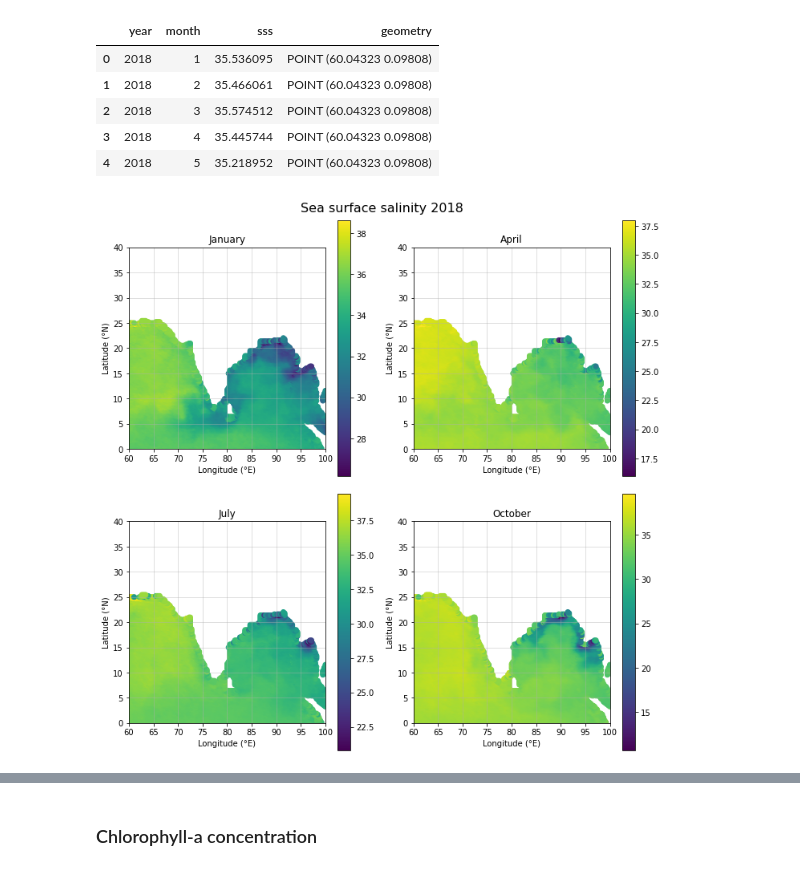
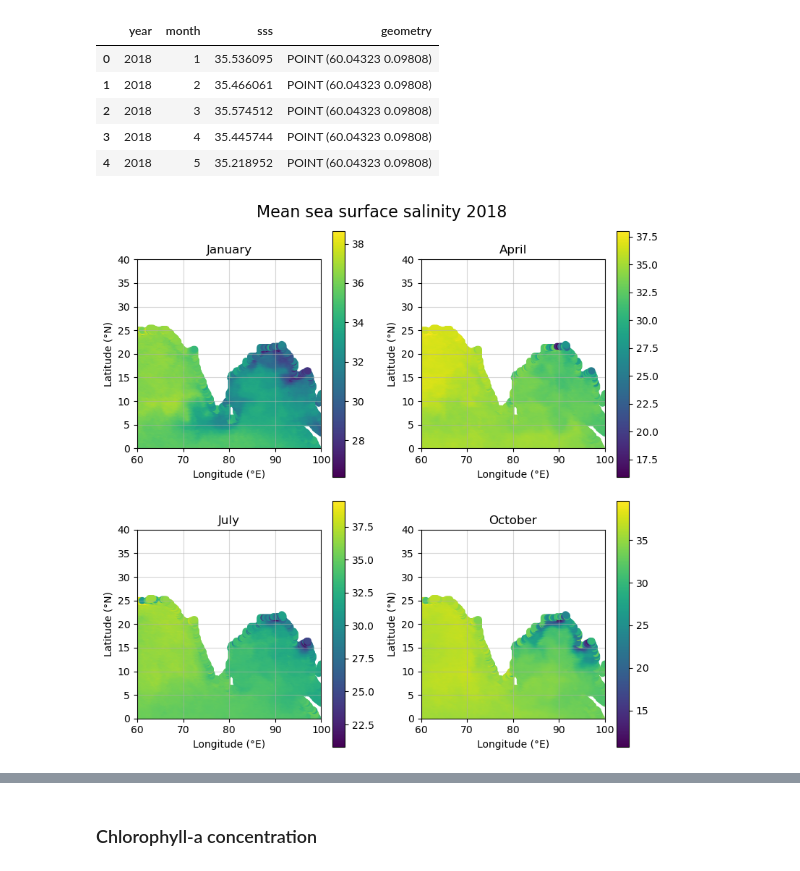
Before and after one commit to alexvmt/cholera_risk_modeling, a Jupyter notebook: 3_exploratory_data_analysis_and_validation/exploratory_data_analysis_and_validation.ipynb, the cells around one changed output, grey strips where cells are left out. Drawn from its saved outputs; the diff is of its cells as text; code cells hidden in the pictures.

```diff
--- a/3_exploratory_data_analysis_and_validation/exploratory_data_analysis_and_validation.ipynb
+++ b/3_exploratory_data_analysis_and_validation/exploratory_data_analysis_and_validation.ipynb
@@ -309,7 +326,7 @@ True
 %%time
 
 # create plot and set figure size
-fig, ax = plt.subplots(figsize=(16,12))
+fig, ax = plt.subplots(figsize=(14,10))
 
 # plot district boundaries
 districts.plot(ax=ax, facecolor='lightgray', edgecolor='black', linewidth=0.5, alpha=0.7)
@@ -318,7 +335,7 @@ districts.plot(ax=ax, facecolor='lightgray', edgecolor='black', linewidth=0.5, a
 states.plot(ax=ax, facecolor='white', edgecolor='black', linewidth=1.5, alpha=0.8)
 
 # plot cholera outbreaks
-map_data.plot(ax=ax, column='cholera_outbreak', cmap='YlOrRd', edgecolor='black', linewidth=0.5, legend=True, legend_kwds={'label': 'Number of cholera outbreaks'})
+map_data.plot(ax=ax, column='outbreak', cmap='YlOrRd', edgecolor='black', linewidth=0.5, legend=True, legend_kwds={'label': 'Number of cholera outbreaks'})
 
 # set plot parameters
 ax.set_title('Cholera outbreaks in India by district (2010 to 2018)', fontdict={'fontsize': '25', 'fontweight': '3'})
@@ -340,7 +357,7 @@ Wall time: 8.32 s
 def plot_ecv(df, ecv_short, ecv_long):
 
     # create subplots
-    fig, axs = plt.subplots(2, 2, figsize=(10,10))
+    fig, axs = plt.subplots(2, 2, figsize=(8,8))
 
     # set min and max values for x and y axses
     x_min = 60
@@ -409,6 +426,6 @@ year = 2018
 # %%
 %%time
 
-sss = gpd.read_file(os.path.join(path, 'monthly_' + ecv_short + '_' + str(year) + '.shp'))
+sss = gpd.read_file(os.path.join(path, f'monthly_{ecv_short}_{year}.shp'))
 sss.shape
 # %% [output]
@@ -440,6 +458,6 @@ sss.head()
 # %%
 %%time
 
-plot_ecv(sss, 'sss', 'Sea surface salinity')
+plot_ecv(sss, 'sss', 'sea surface salinity')
 # %% [output]
-[figure, old version]
+[figure, new version]
```
Also changed, not shown: parts of 33 cells of this notebook, 4 other files.
